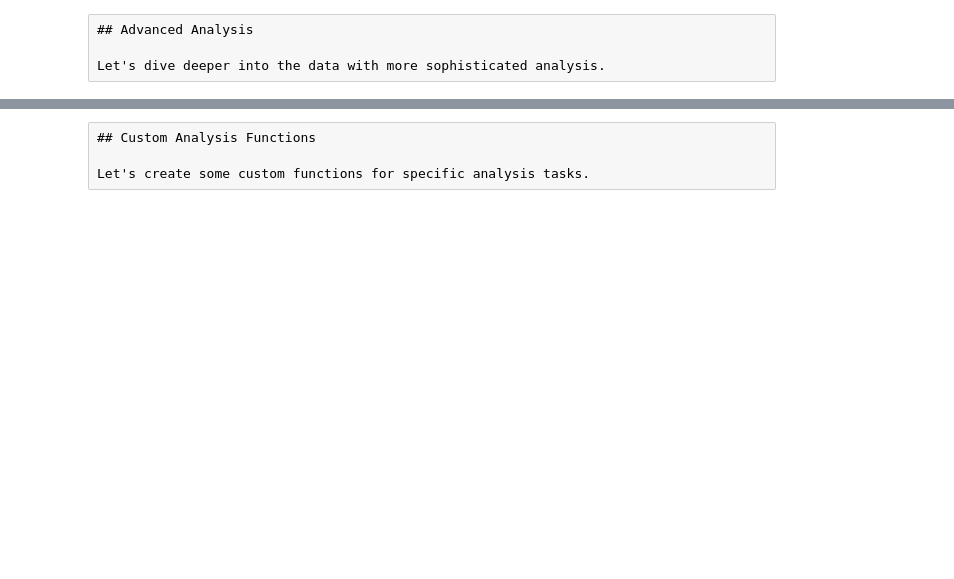
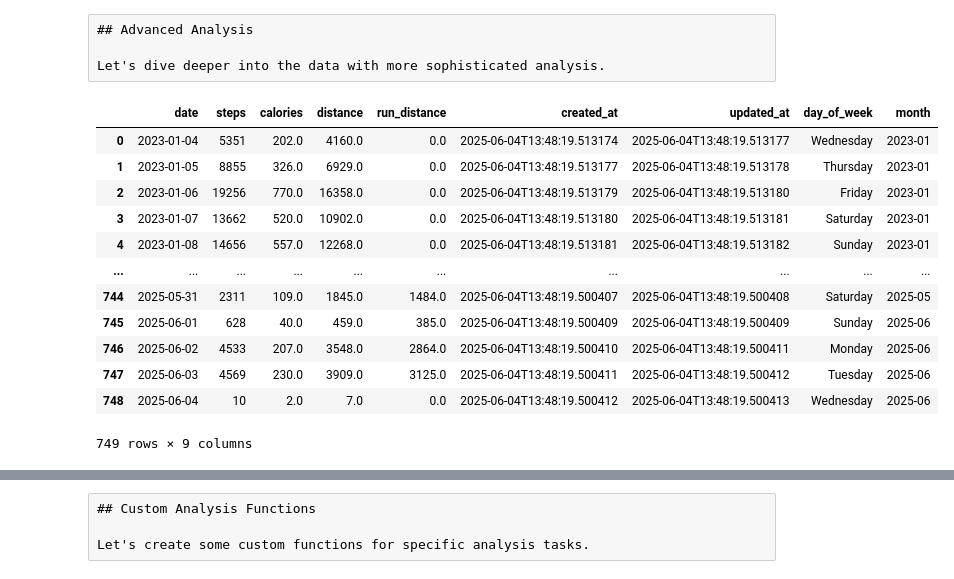
Before and after one commit to michel8195/healthdatabase, a Jupyter notebook: notebooks/health_data_exploration.ipynb, the cells around one changed output, grey strips where cells are left out. Saved outputs shown, nothing was run; the diff lists cells and outputs as text; code cells hidden in the pictures; blank space fills up the shorter version.

```diff
--- a/notebooks/health_data_exploration.ipynb
+++ b/notebooks/health_data_exploration.ipynb
@@ -257,6 +272,22 @@ month
 ## Advanced Analysis
 
 Let's dive deeper into the data with more sophisticated analysis.
+# %%
+df
+# %% [output]
+|  | date | steps | calories | distance | run_distance | created_at | updated_at | day_of_week | month |
+| 0 | 2023-01-04 | 5351 | 202.0 | 4160.0 | 0.0 | 2025-06-04T13:48:19.513174 | 2025-06-04T13:48:19.513177 | Wednesday | 2023-01 |
+| 1 | 2023-01-05 | 8855 | 326.0 | 6929.0 | 0.0 | 2025-06-04T13:48:19.513177 | 2025-06-04T13:48:19.513178 | Thursday | 2023-01 |
+| 2 | 2023-01-06 | 19256 | 770.0 | 16358.0 | 0.0 | 2025-06-04T13:48:19.513179 | 2025-06-04T13:48:19.513180 | Friday | 2023-01 |
+| 3 | 2023-01-07 | 13662 | 520.0 | 10902.0 | 0.0 | 2025-06-04T13:48:19.513180 | 2025-06-04T13:48:19.513181 | Saturday | 2023-01 |
+| 4 | 2023-01-08 | 14656 | 557.0 | 12268.0 | 0.0 | 2025-06-04T13:48:19.513181 | 2025-06-04T13:48:19.513182 | Sunday | 2023-01 |
+| ... | ... | ... | ... | ... | ... | ... | ... | ... | ... |
+| 744 | 2025-05-31 | 2311 | 109.0 | 1845.0 | 1484.0 | 2025-06-04T13:48:19.500407 | 2025-06-04T13:48:19.500408 | Saturday | 2025-05 |
+| 745 | 2025-06-01 | 628 | 40.0 | 459.0 | 385.0 | 2025-06-04T13:48:19.500409 | 2025-06-04T13:48:19.500409 | Sunday | 2025-06 |
+| 746 | 2025-06-02 | 4533 | 207.0 | 3548.0 | 2864.0 | 2025-06-04T13:48:19.500410 | 2025-06-04T13:48:19.500411 | Monday | 2025-06 |
+| 747 | 2025-06-03 | 4569 | 230.0 | 3909.0 | 3125.0 | 2025-06-04T13:48:19.500411 | 2025-06-04T13:48:19.500412 | Tuesday | 2025-06 |
+| 748 | 2025-06-04 | 10 | 2.0 | 7.0 | 0.0 | 2025-06-04T13:48:19.500412 | 2025-06-04T13:48:19.500413 | Wednesday | 2025-06 |
+749 rows × 9 columns
 # %%
 # Moving averages for trend analysis
 df['steps_7day_avg'] = df['steps'].rolling(window=7).mean()
```
Also changed, not shown: parts of 9 cells of this notebook, 13 other files.
